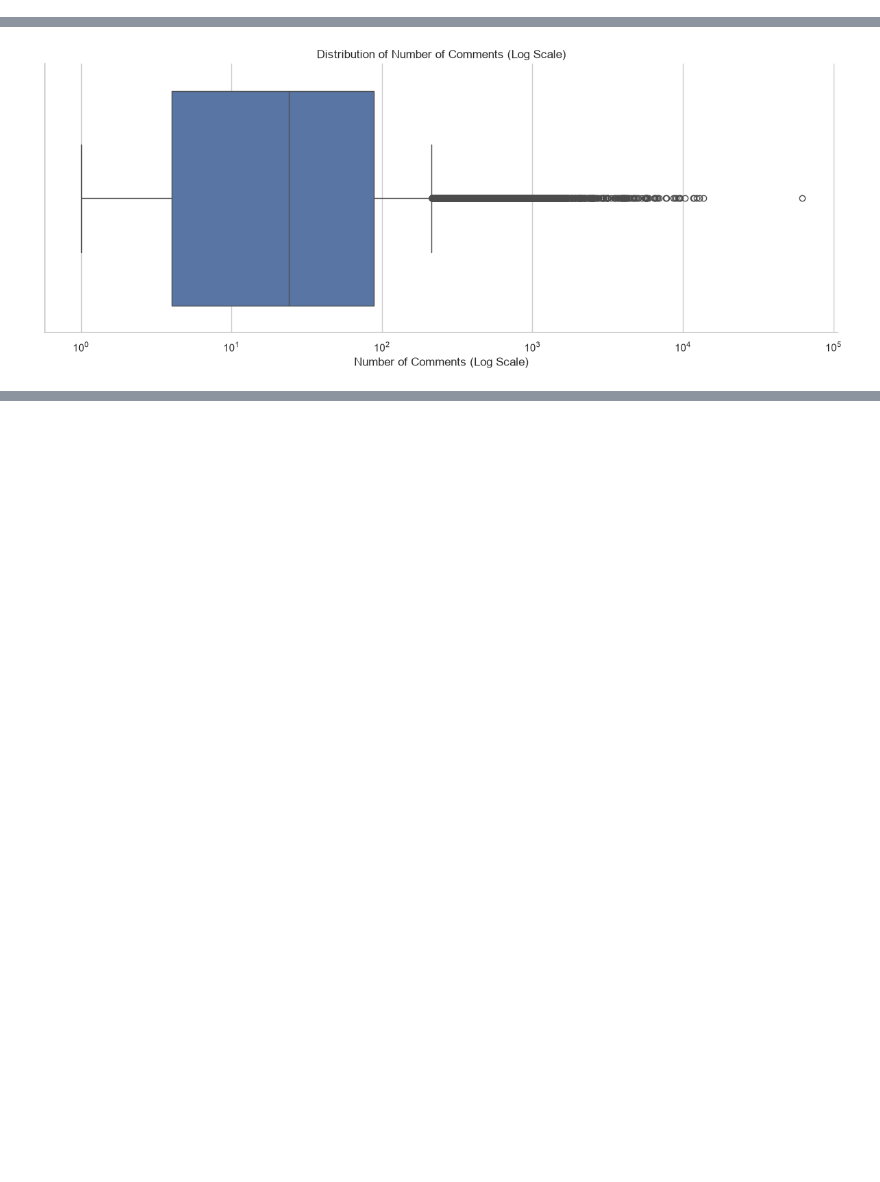
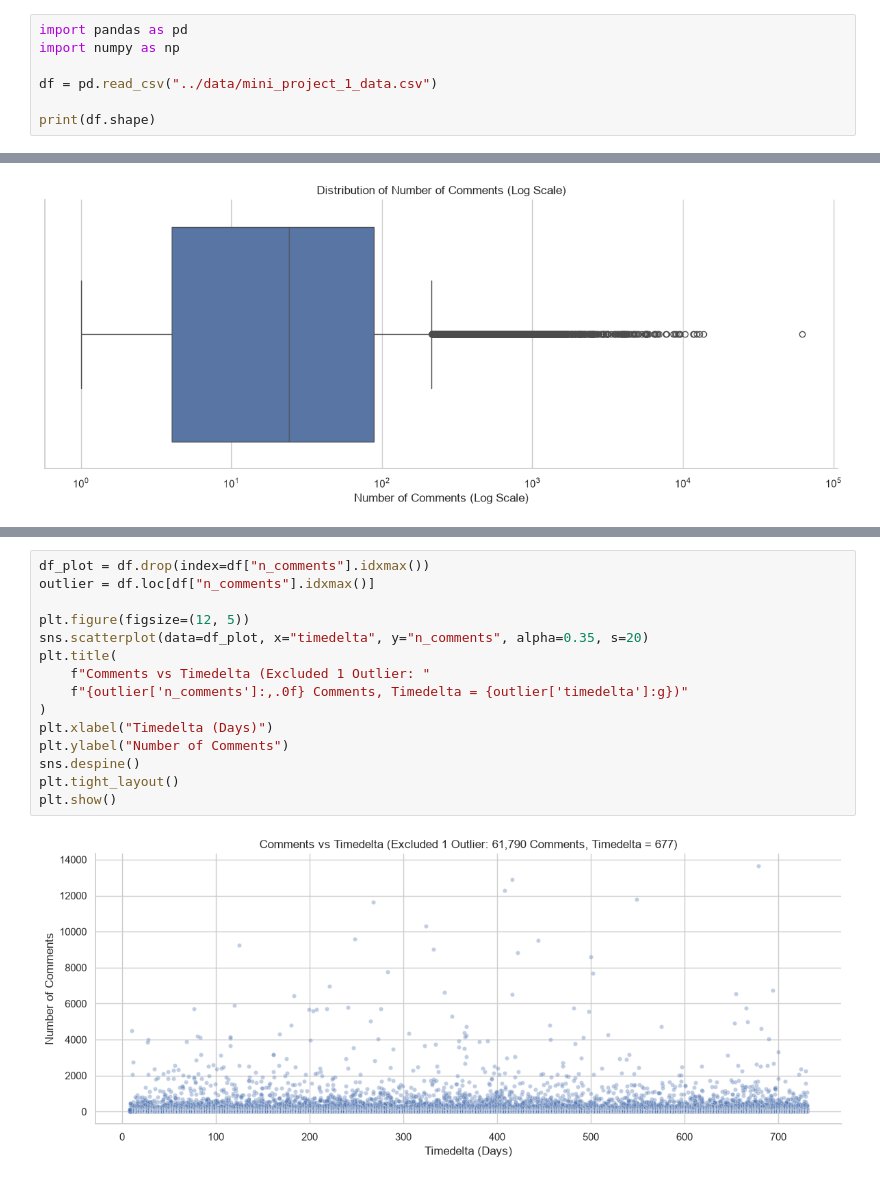
Before and after one commit to Jackdeeboss/AIAP_foundation_mini_proj_1, a Jupyter notebook: notebooks/eda.ipynb, the cells around one changed output, grey strips where cells are left out. Cells and saved outputs as stored; diff of their text form; blank space fills up the shorter version.

```diff
--- a/notebooks/eda.ipynb
+++ b/notebooks/eda.ipynb
@@ -9,0 +1,7 @@ print(df.shape)
+# %%
+import pandas as pd
+import numpy as np
+
+df = pd.read_csv("../data/mini_project_1_data.csv")
+
+print(df.shape)
@@ -219,0 +224,17 @@ plt.show()
+# %%
+df_plot = df.drop(index=df["n_comments"].idxmax())
+outlier = df.loc[df["n_comments"].idxmax()]
+
+plt.figure(figsize=(12, 5))
+sns.scatterplot(data=df_plot, x="timedelta", y="n_comments", alpha=0.35, s=20)
+plt.title(
+    f"Comments vs Timedelta (Excluded 1 Outlier: "
+    f"{outlier['n_comments']:,.0f} Comments, Timedelta = {outlier['timedelta']:g})"
+)
+plt.xlabel("Timedelta (Days)")
+plt.ylabel("Number of Comments")
+sns.despine()
+plt.tight_layout()
+plt.show()
+# %% [output]
+[figure, added]
```
Also changed, not shown: parts of 14 cells of this notebook.
